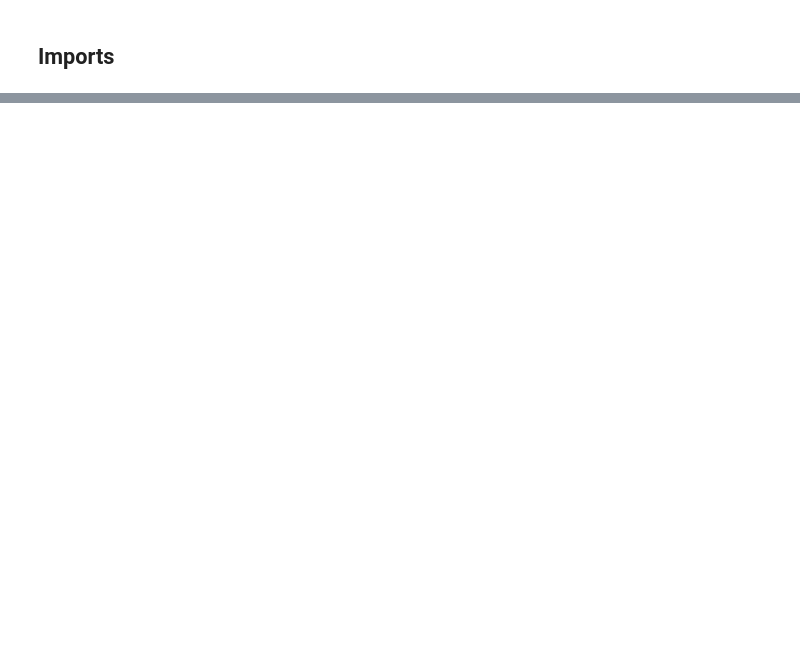
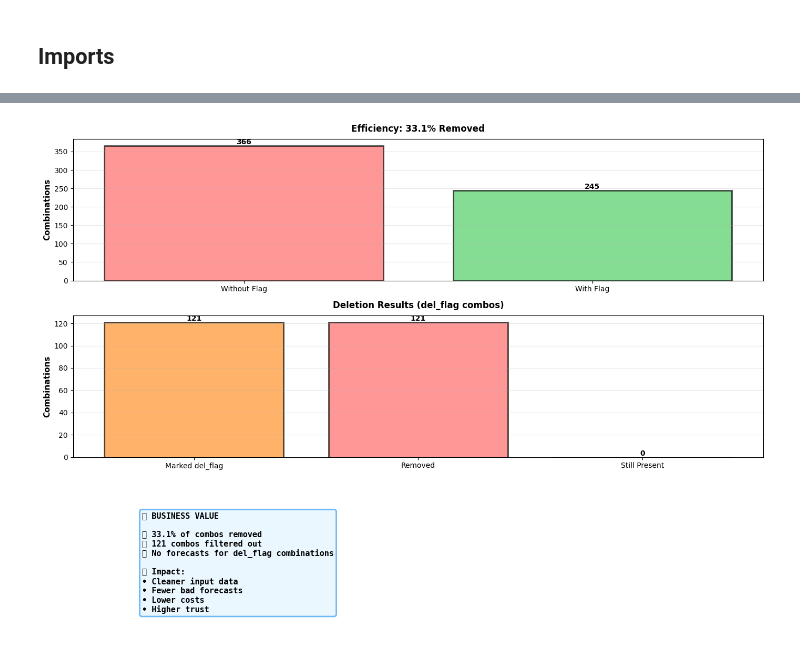
Before and after one commit to aromanenko/DFP, a Jupyter notebook: notebooks/forecast_flag.ipynb, the cells around one changed output, grey strips where cells are left out. Cells and saved outputs as stored; diff of their text form; code cells hidden in the pictures; blank space fills up the shorter version.

```diff
--- a/notebooks/forecast_flag.ipynb
+++ b/notebooks/forecast_flag.ipynb
@@ -101,0 +24,6 @@ Index(['location_id', 'product_id', 'period_dt_x', 'customer_id',
+# %%
+FF_FACT_DATES = calculate_fact_dates(SALES_ENRICHED, SELL_IN_UPDATE_FF, SELL_OUT_UPDATE_FF)
+# %%
+FF_ASSORT_DATES = calculate_assortment_dates(ASSORT_MATRIX_UPDATE_FF)
+# %%
+FF_LIFE_DATES = process_life_cycles()
@@ -101,0 +34,8 @@ Index(['location_id', 'product_id', 'period_dt_x', 'customer_id',
+# %%
+FF_FORECAST = calculate_forecast_flag(
+    FF_FACT_DATES,
+    FF_ASSORT_DATES,
+    FF_LIFE_DATES,
+    FORECAST_FLAG=None,
+    QUADRUPLES_DELETE=QUADRUPLES_DELETE
+)
@@ -101,0 +284,66 @@ Index(['location_id', 'product_id', 'period_dt_x', 'customer_id',
+# %%
+# Business impact summary based on filtering results
+
+# Guard against divide-by-zero
+if total_input_combos == 0:
+    total_input_combos = 1
+if total_output_combos < 0:
+    total_output_combos = 0
+
+# Clamp filtered_count to non-negative and not exceeding total_input_combos
+invalid_combos_count = max(0, min(filtered_count, total_input_combos))
+valid_combos_count = max(0, min(total_output_combos, total_input_combos))
+total_possible_combos = total_input_combos
+savings_pct = (invalid_combos_count/total_possible_combos*100) if total_possible_combos > 0 else 0
+
+fig, axes = plt.subplots(3, figsize=(14, 10))
+
+ax1 = axes[0]
+eff_data = {
+    'Without Flag': total_possible_combos,
+    'With Flag': valid_combos_count
+}
+bars1 = ax1.bar(eff_data.keys(), eff_data.values(), color=['#ff6b6b', '#51cf66'],
+                alpha=0.7, edgecolor='black', linewidth=2)
+ax1.set_ylabel('Combinations', fontsize=11, fontweight='bold')
+ax1.set_title(f'Efficiency: {savings_pct:.1f}% Removed', fontsize=12, fontweight='bold', pad=10)
+ax1.grid(axis='y', alpha=0.3)
+for bar in bars1:
+    height = bar.get_height()
+    ax1.text(bar.get_x() + bar.get_width()/2., height, f'{int(height):,}',
+             ha='center', va='bottom', fontweight='bold', fontsize=10)
+
+ax3 = axes[1]
+problems = ['Marked del_flag', 'Removed', 'Still Present']
+values = [total_del_combos, min(invalid_combos_count, total_del_combos), irrelevant_after_count]
+bars3 = ax3.bar(problems, values, color=['#ff922b', '#ff6b6b', '#fab005'], alpha=0.7,
+                edgecolor='black', linewidth=2)
+ax3.set_ylabel('Combinations', fontsize=11, fontweight='bold')
+ax3.set_title('Deletion Results (del_flag combos)', fontsize=12, fontweight='bold', pad=10)
+ax3.grid(axis='y', alpha=0.3)
+for bar in bars3:
+    height = bar.get_height()
+    ax3.text(bar.get_x() + bar.get_width()/2., height, f'{int(height):,}',
+             ha='center', va='bottom', fontweight='bold', fontsize=10)
+
+ax4 = axes[2]
+ax4.axis('off')
+benefits_text = f"""💰 BUSINESS VALUE
+
+✅ {savings_pct:.1f}% of combos removed
+✅ {invalid_combos_count:,} combos filtered out
+✅ No forecasts for del_flag combinations
+
+📊 Impact:
+• Cleaner input data
+• Fewer bad forecasts
+• Lower costs
+• Higher trust"""
+ax4.text(0.1, 0.5, benefits_text, fontsize=11, verticalalignment='center',
+         bbox=dict(boxstyle='round', facecolor='#e7f5ff', alpha=0.8, edgecolor='#4dabf7', linewidth=2),
+         family='monospace', fontweight='bold')
+
+plt.tight_layout()
+plt.show()
+# %% [output]
+[figure, added]
```
Also changed, not shown: parts of 20 cells of this notebook.
